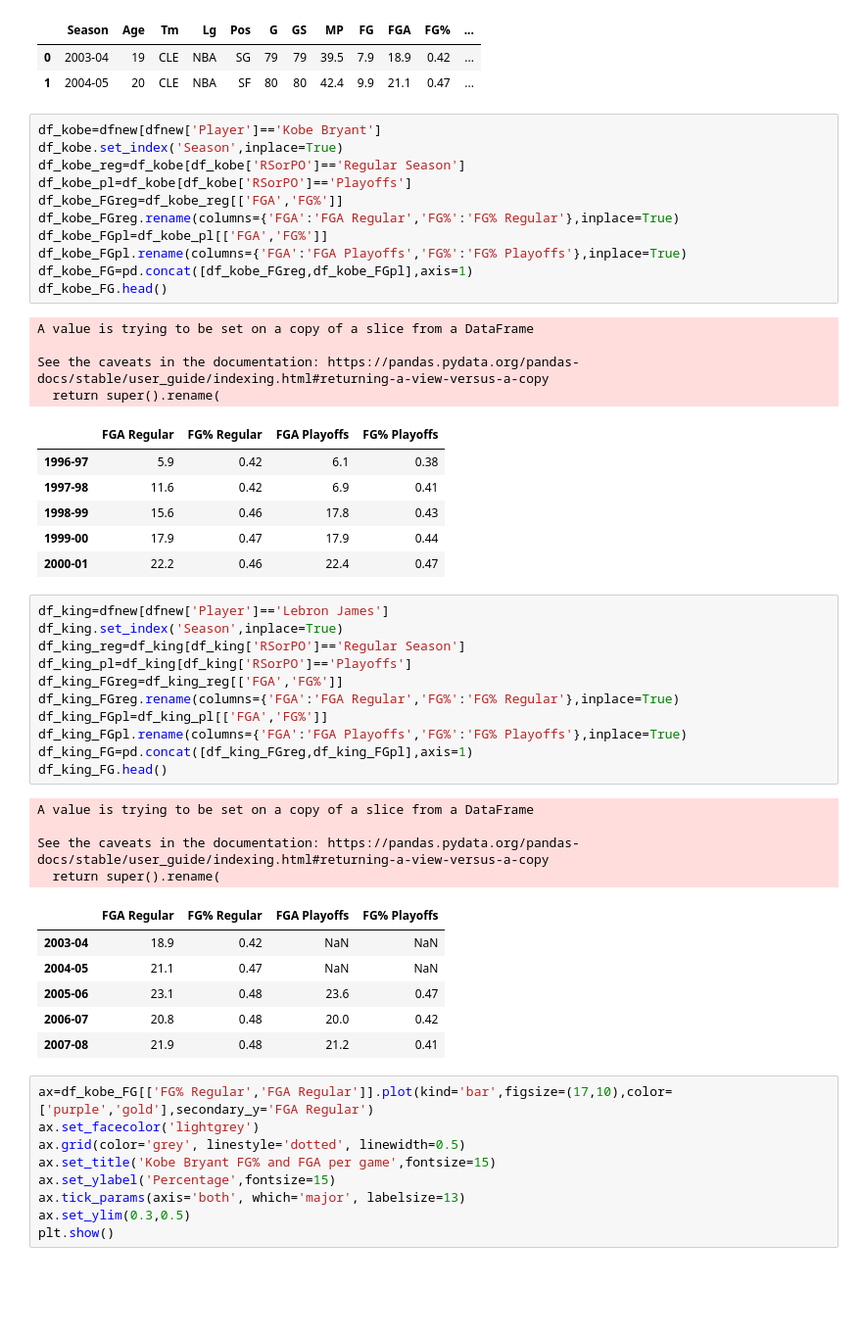
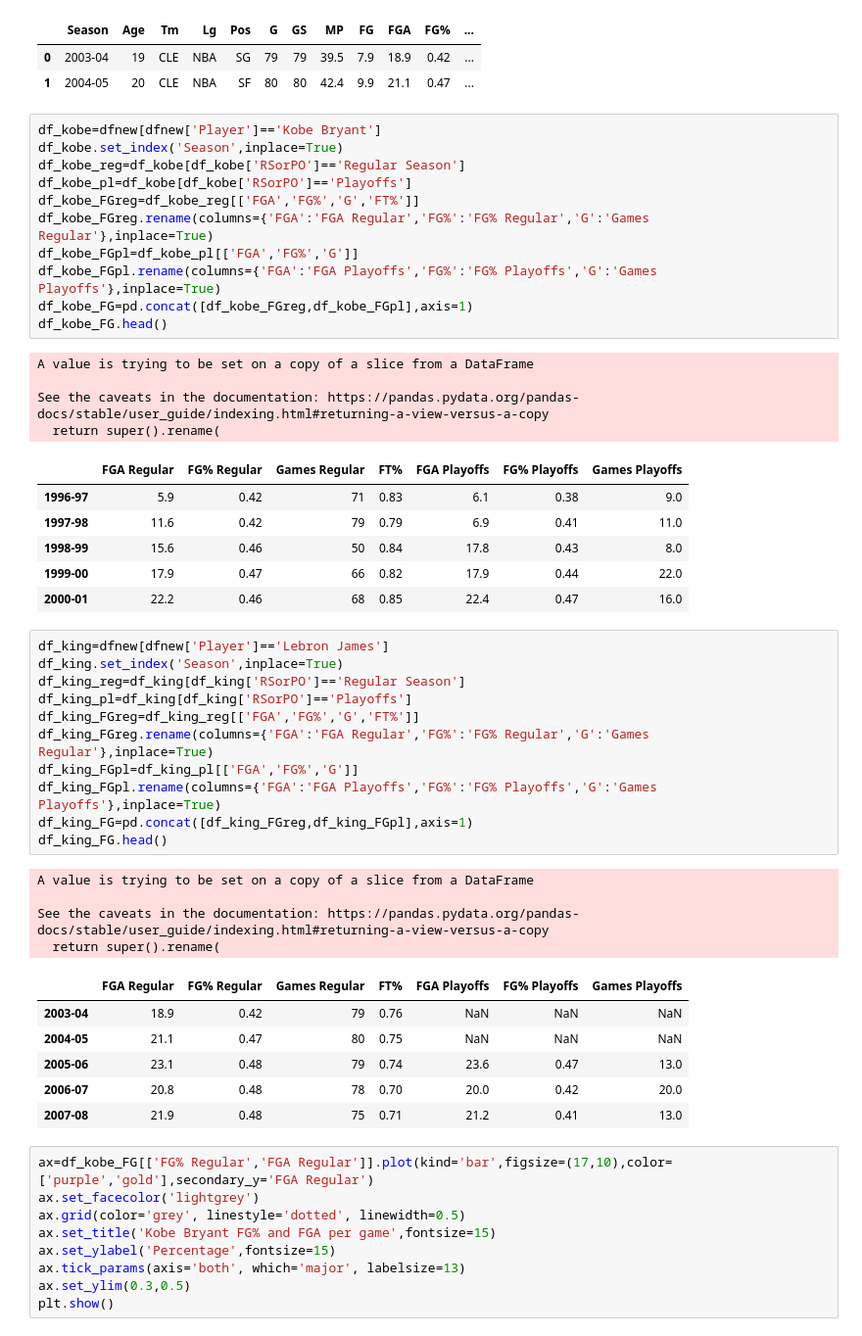
Before and after one commit to DemetrisEng/Data-Analysis-Machine-Learning, a Jupyter notebook: Jayson Tatum.ipynb, the cells around one changed output. Shown at 98% size. Cells and saved outputs as stored; diff of their text form; blank space fills up the shorter version.

```diff
--- a/Jayson Tatum.ipynb
+++ b/Jayson Tatum.ipynb
@@ -277,34 +275,34 @@ dfnew.head(2)
 # %%
 df_kobe=dfnew[dfnew['Player']=='Kobe Bryant']
 df_kobe.set_index('Season',inplace=True)
 df_kobe_reg=df_kobe[df_kobe['RSorPO']=='Regular Season']
 df_kobe_pl=df_kobe[df_kobe['RSorPO']=='Playoffs']
-df_kobe_FGreg=df_kobe_reg[['FGA','FG%']]
-df_kobe_FGreg.rename(columns={'FGA':'FGA Regular','FG%':'FG% Regular'},inplace=True)
-df_kobe_FGpl=df_kobe_pl[['FGA','FG%']]
-df_kobe_FGpl.rename(columns={'FGA':'FGA Playoffs','FG%':'FG% Playoffs'},inplace=True)
+df_kobe_FGreg=df_kobe_reg[['FGA','FG%','G','FT%']]
+df_kobe_FGreg.rename(columns={'FGA':'FGA Regular','FG%':'FG% Regular','G':'Games Regular'},inplace=True)
+df_kobe_FGpl=df_kobe_pl[['FGA','FG%','G']]
+df_kobe_FGpl.rename(columns={'FGA':'FGA Playoffs','FG%':'FG% Playoffs','G':'Games Playoffs'},inplace=True)
 df_kobe_FG=pd.concat([df_kobe_FGreg,df_kobe_FGpl],axis=1)
 df_kobe_FG.head()
 # %% [output]
 A value is trying to be set on a copy of a slice from a DataFrame
 
 See the caveats in the documentation: https://pandas.pydata.org/pandas-docs/stable/user_guide/indexing.html#returning-a-view-versus-a-copy
   return super().rename(
-|  | FGA Regular | FG% Regular | FGA Playoffs | FG% Playoffs |
-| 1996-97 | 5.9 | 0.42 | 6.1 | 0.38 |
-| 1997-98 | 11.6 | 0.42 | 6.9 | 0.41 |
-| 1998-99 | 15.6 | 0.46 | 17.8 | 0.43 |
-| 1999-00 | 17.9 | 0.47 | 17.9 | 0.44 |
-| 2000-01 | 22.2 | 0.46 | 22.4 | 0.47 |
+|  | FGA Regular | FG% Regular | Games Regular | FT% | FGA Playoffs | FG% Playoffs | Games Playoffs |
+| 1996-97 | 5.9 | 0.42 | 71 | 0.83 | 6.1 | 0.38 | 9.0 |
+| 1997-98 | 11.6 | 0.42 | 79 | 0.79 | 6.9 | 0.41 | 11.0 |
+| 1998-99 | 15.6 | 0.46 | 50 | 0.84 | 17.8 | 0.43 | 8.0 |
+| 1999-00 | 17.9 | 0.47 | 66 | 0.82 | 17.9 | 0.44 | 22.0 |
+| 2000-01 | 22.2 | 0.46 | 68 | 0.85 | 22.4 | 0.47 | 16.0 |
 # %%
 df_king=dfnew[dfnew['Player']=='Lebron James']
 df_king.set_index('Season',inplace=True)
 df_king_reg=df_king[df_king['RSorPO']=='Regular Season']
 df_king_pl=df_king[df_king['RSorPO']=='Playoffs']
-df_king_FGreg=df_king_reg[['FGA','FG%']]
-df_king_FGreg.rename(columns={'FGA':'FGA Regular','FG%':'FG% Regular'},inplace=True)
-df_king_FGpl=df_king_pl[['FGA','FG%']]
-df_king_FGpl.rename(columns={'FGA':'FGA Playoffs','FG%':'FG% Playoffs'},inplace=True)
+df_king_FGreg=df_king_reg[['FGA','FG%','G','FT%']]
+df_king_FGreg.rename(columns={'FGA':'FGA Regular','FG%':'FG% Regular','G':'Games Regular'},inplace=True)
+df_king_FGpl=df_king_pl[['FGA','FG%','G']]
+df_king_FGpl.rename(columns={'FGA':'FGA Playoffs','FG%':'FG% Playoffs','G':'Games Playoffs'},inplace=True)
 df_king_FG=pd.concat([df_king_FGreg,df_king_FGpl],axis=1)
 df_king_FG.head()
 # %% [output]
@@ -312,12 +310,12 @@ A value is trying to be set on a copy of a slice from a DataFrame
 
 See the caveats in the documentation: https://pandas.pydata.org/pandas-docs/stable/user_guide/indexing.html#returning-a-view-versus-a-copy
   return super().rename(
-|  | FGA Regular | FG% Regular | FGA Playoffs | FG% Playoffs |
-| 2003-04 | 18.9 | 0.42 | NaN | NaN |
-| 2004-05 | 21.1 | 0.47 | NaN | NaN |
-| 2005-06 | 23.1 | 0.48 | 23.6 | 0.47 |
-| 2006-07 | 20.8 | 0.48 | 20.0 | 0.42 |
-| 2007-08 | 21.9 | 0.48 | 21.2 | 0.41 |
+|  | FGA Regular | FG% Regular | Games Regular | FT% | FGA Playoffs | FG% Playoffs | Games Playoffs |
+| 2003-04 | 18.9 | 0.42 | 79 | 0.76 | NaN | NaN | NaN |
+| 2004-05 | 21.1 | 0.47 | 80 | 0.75 | NaN | NaN | NaN |
+| 2005-06 | 23.1 | 0.48 | 79 | 0.74 | 23.6 | 0.47 | 13.0 |
+| 2006-07 | 20.8 | 0.48 | 78 | 0.70 | 20.0 | 0.42 | 20.0 |
+| 2007-08 | 21.9 | 0.48 | 75 | 0.71 | 21.2 | 0.41 | 13.0 |
 # %%
 ax=df_kobe_FG[['FG% Regular','FGA Regular']].plot(kind='bar',figsize=(17,10),color=['purple','gold'],secondary_y='FGA Regular')
 ax.set_facecolor('lightgrey')
```
Also changed, not shown: parts of 33 cells of this notebook.
